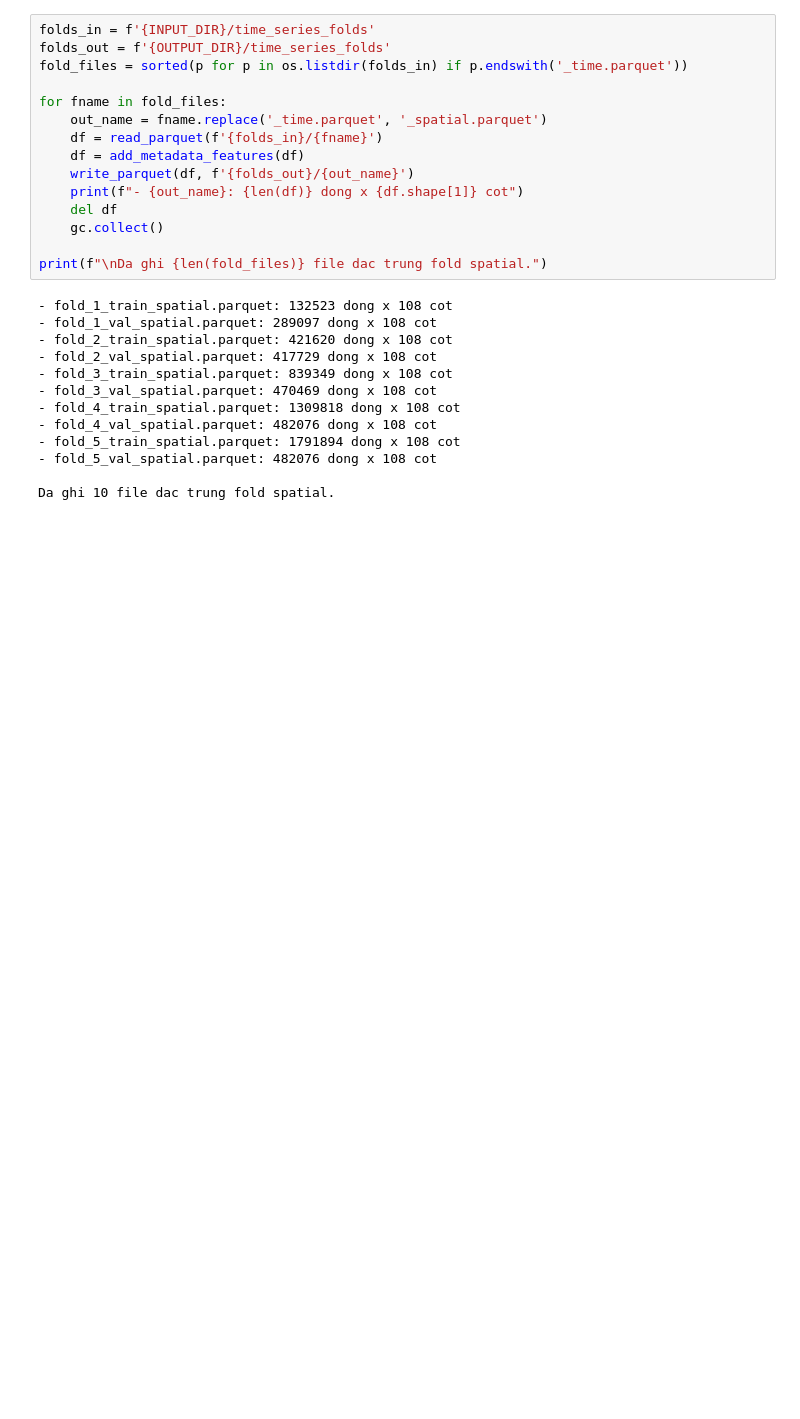
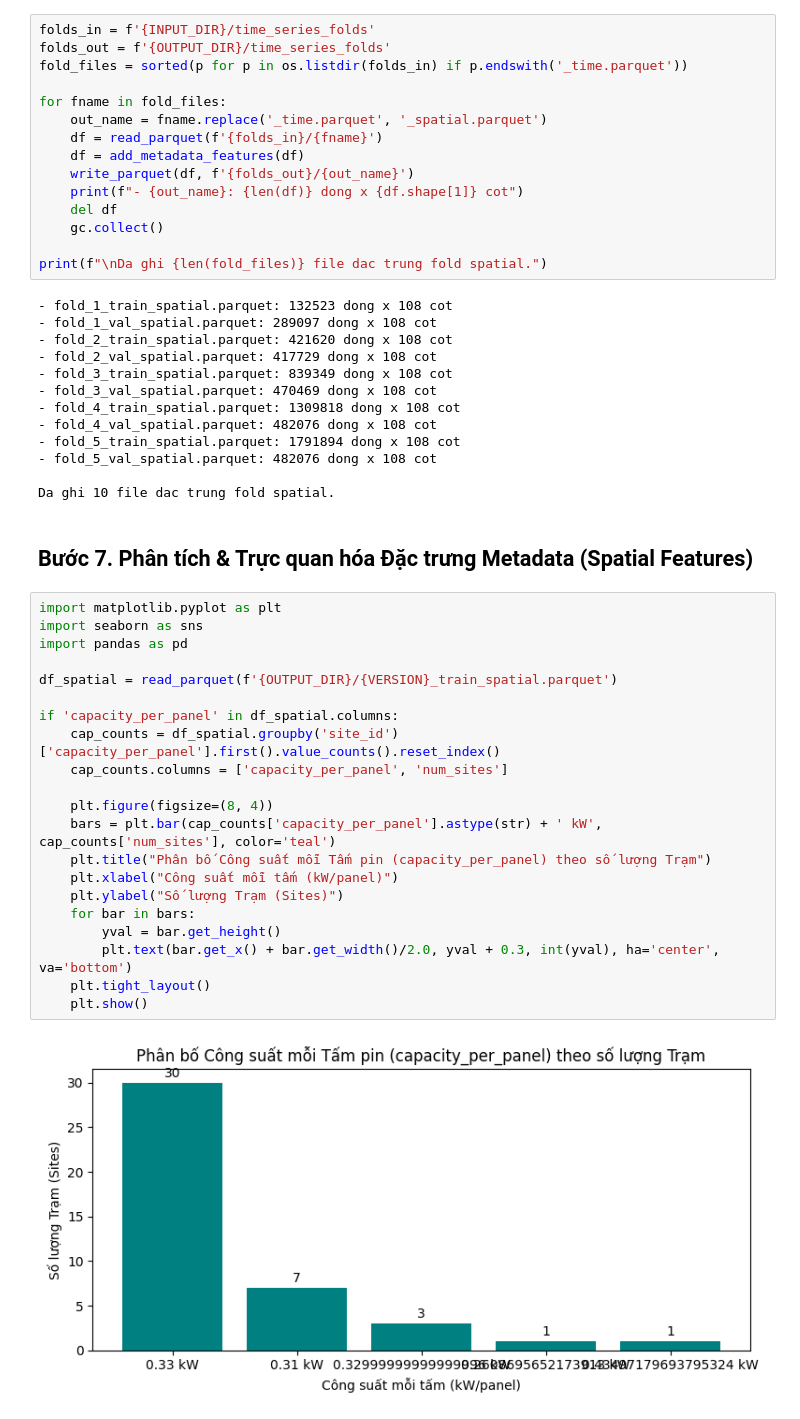
Before and after one commit to nguyenvunhut/solar-engergy, a Jupyter notebook: notebooks/refactor/03_2_features_spatial.ipynb, the cells around one changed output. Drawn from its saved outputs; the diff is of its cells as text; blank space fills up the shorter version.

```diff
--- a/notebooks/refactor/03_2_features_spatial.ipynb
+++ b/notebooks/refactor/03_2_features_spatial.ipynb
@@ -177,3 +177,28 @@ print(f"\nDa ghi {len(fold_files)} file dac trung fold spatial.")
 - fold_5_val_spatial.parquet: 482076 dong x 108 cot
 
 Da ghi 10 file dac trung fold spatial.
+# %% [markdown]
+## Bước 7. Phân tích & Trực quan hóa Đặc trưng Metadata (Spatial Features)
+# %%
+import matplotlib.pyplot as plt
+import seaborn as sns
+import pandas as pd
+
+df_spatial = read_parquet(f'{OUTPUT_DIR}/{VERSION}_train_spatial.parquet')
+
+if 'capacity_per_panel' in df_spatial.columns:
+    cap_counts = df_spatial.groupby('site_id')['capacity_per_panel'].first().value_counts().reset_index()
+    cap_counts.columns = ['capacity_per_panel', 'num_sites']
+
+    plt.figure(figsize=(8, 4))
+    bars = plt.bar(cap_counts['capacity_per_panel'].astype(str) + ' kW', cap_counts['num_sites'], color='teal')
+    plt.title("Phân bố Công suất mỗi Tấm pin (capacity_per_panel) theo số lượng Trạm")
+    plt.xlabel("Công suất mỗi tấm (kW/panel)")
+    plt.ylabel("Số lượng Trạm (Sites)")
+    for bar in bars:
+        yval = bar.get_height()
+        plt.text(bar.get_x() + bar.get_width()/2.0, yval + 0.3, int(yval), ha='center', va='bottom')
+    plt.tight_layout()
+    plt.show()
+# %% [output]
+[figure, added]
```
Also changed, not shown: parts of 9 cells of this notebook, 14 other files.
